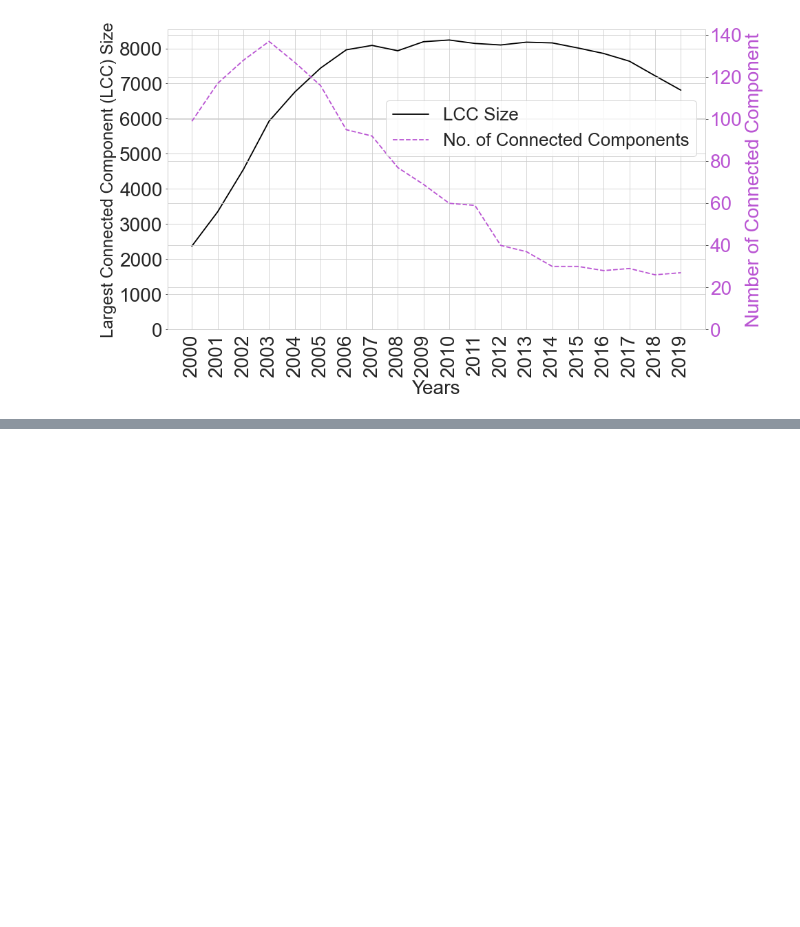
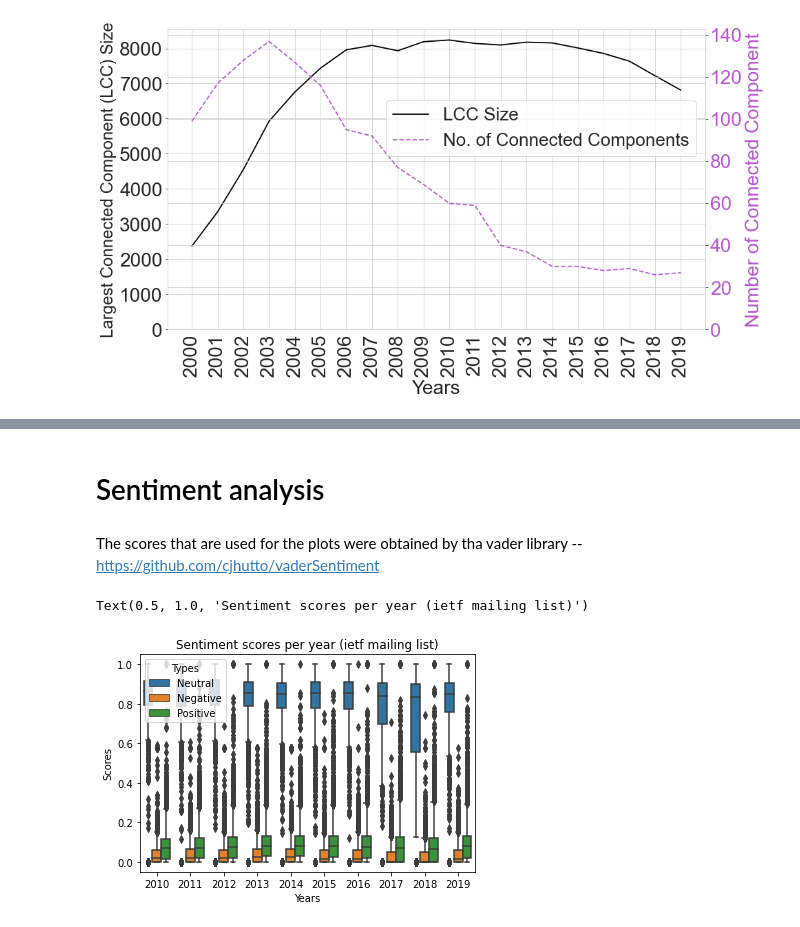
Before and after one commit to sodestream/ietf115-hackathon, a Jupyter notebook: IETF Hackathon - examples.ipynb, the cells around one changed output, grey strips where cells are left out. Saved outputs shown, nothing was run; the diff lists cells and outputs as text; code cells hidden in the pictures; blank space fills up the shorter version.

Commit message:
Added loading texts and sentiment analysis.

```diff
--- a/IETF Hackathon - examples.ipynb
+++ b/IETF Hackathon - examples.ipynb
@@ -1344,0 +1464,22 @@ fig.legend(bbox_to_anchor=(1,0.795),bbox_transform=ax_h.transAxes,fontsize=26)
+# %% [markdown]
+# Sentiment analysis
+# %%
+import pandas as pd
+df = pd.read_csv("./ietf_hackathon/sentiment-data-ietf.csv")
+df.columns
+# %% [markdown]
+The scores that are used for the plots were obtained by tha vader library -- https://github.com/cjhutto/vaderSentiment
+# %%
+df2 = df[["year","vader_sentiment_neutral","vader_sentiment_negative", "vader_sentiment_positive"]]
+# %%
+years = list(df2.year) * 3
+scores = list(df2.vader_sentiment_neutral) + list(df2.vader_sentiment_negative) + list(df2.vader_sentiment_positive)
+types = ["Neutral"] * df2.shape[0] + ["Negative"] * df2.shape[0] + ["Positive"] * df2.shape[0]
+df_all = pd.DataFrame(zip(years, scores, types), columns = ["Years","Scores","Types"])
+df_all.head(10)
+# %%
+plt = sns.boxplot(data=df_all, x='Years', y='Scores', hue='Types')
+plt.set_title("Sentiment scores per year (ietf mailing list)")
+# %% [output]
+Text(0.5, 1.0, 'Sentiment scores per year (ietf mailing list)')
+[figure, added]
```
Also changed, not shown: parts of 14 cells of this notebook, 2 other files.
